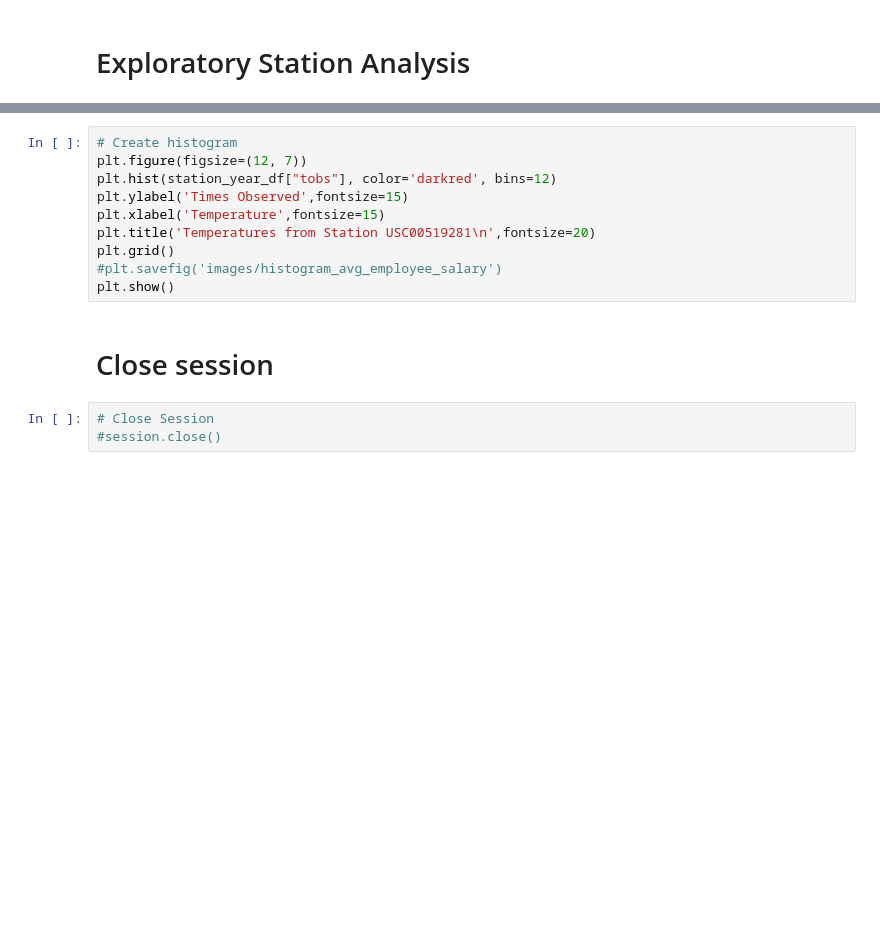
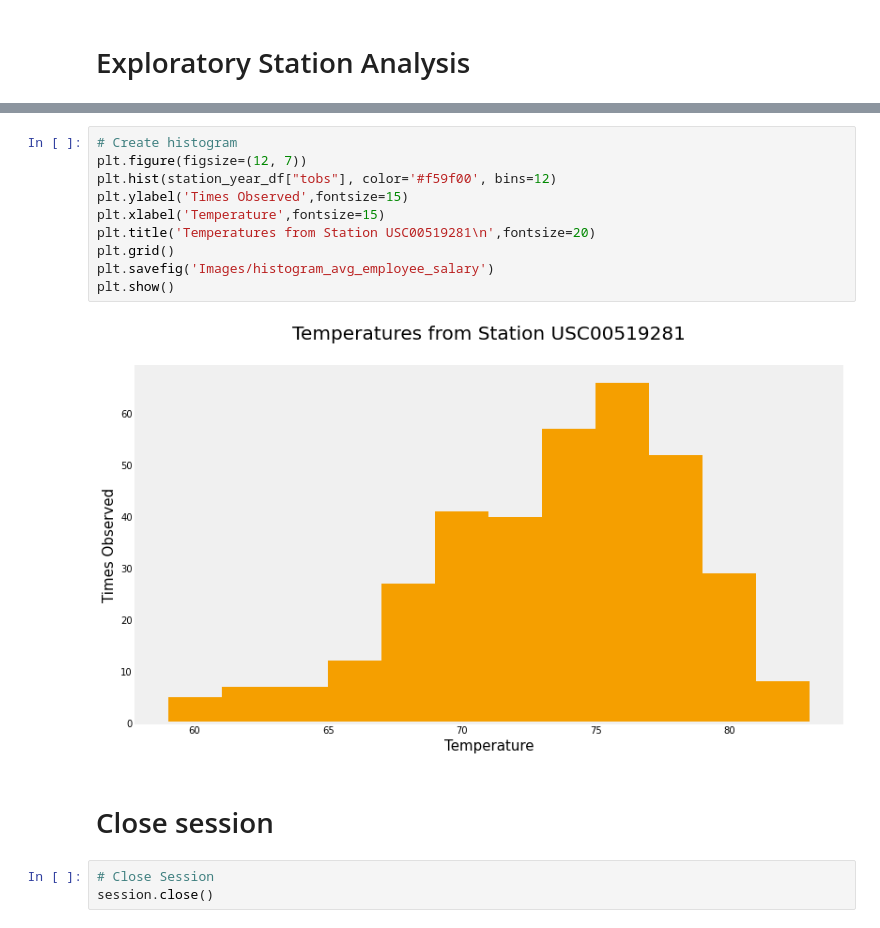
Before and after one commit to GrimmettDS/sqlalchemy-challenge, a Jupyter notebook: climate_starter.ipynb, the cells around one changed output, grey strips where cells are left out. Saved outputs shown, nothing was run; the diff lists cells and outputs as text; blank space fills up the shorter version.

```diff
--- a/climate_starter.ipynb
+++ b/climate_starter.ipynb
@@ -183,15 +223,17 @@ station_year_df
 # %%
 # Create histogram
 plt.figure(figsize=(12, 7))
-plt.hist(station_year_df["tobs"], color='darkred', bins=12)
+plt.hist(station_year_df["tobs"], color='#f59f00', bins=12)
 plt.ylabel('Times Observed',fontsize=15)
 plt.xlabel('Temperature',fontsize=15)
 plt.title('Temperatures from Station USC00519281\n',fontsize=20)
 plt.grid()
-#plt.savefig('images/histogram_avg_employee_salary')
+plt.savefig('Images/histogram_avg_employee_salary')
 plt.show()
+# %% [output]
+[figure, added]
 # %% [markdown]
 # Close session
 # %%
 # Close Session
-#session.close()
+session.close()
```
Also changed, not shown: parts of 9 cells of this notebook, 2 other files.
